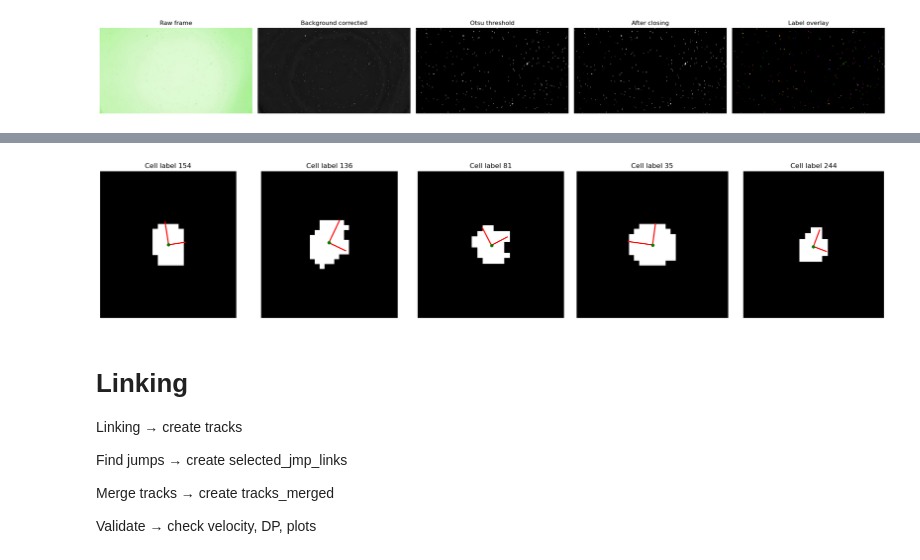
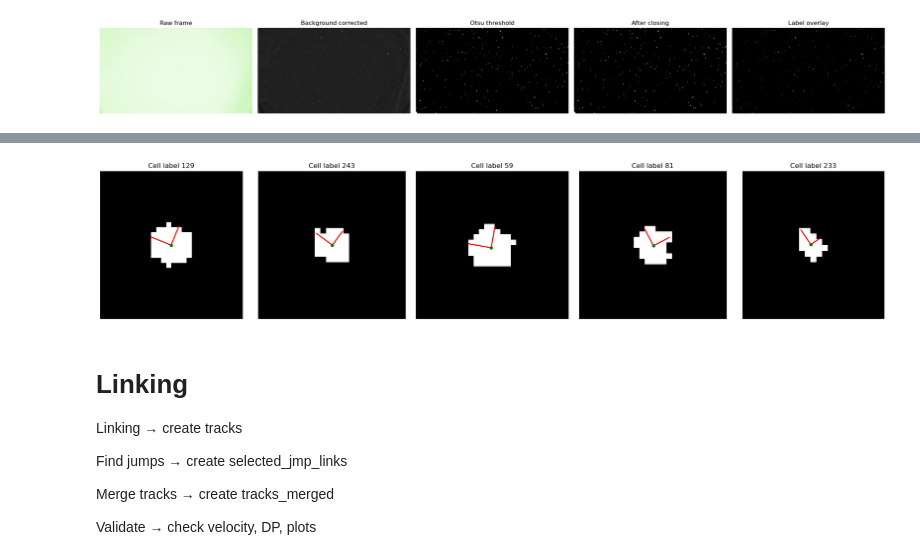
Before and after one commit to farnooshjoulaeian-dev/tracking-microswimmers, a Jupyter notebook: tracking_microswimmers_pipeline.ipynb, the cells around one changed output, grey strips where cells are left out. Drawn from its saved outputs; the diff is of its cells as text; code cells hidden in the pictures.

```diff
--- a/tracking_microswimmers_pipeline.ipynb
+++ b/tracking_microswimmers_pipeline.ipynb
@@ -145,7 +149,7 @@ def plot_detection_steps(frame, corrected, thresholded_img, closed_mask, label_i
     plt.tight_layout()
     plt.show()
 # %%
-video_info, frame = get_video_data("../UN_test2.mp4")
+video_info, frame = get_video_data("../My_test_2.mp4")
 
 features, corrected, thresholded_img, closed_mask, label_image = detect_cells_in_frame(
     frame,
@@ -312,18 +316,18 @@ def plot_sample_cell_orientations(features, label_image, n_cells=5, margin=10):
 # %%
 features, corrected, thresholded_img, closed_mask, label_image = detect_cells_in_frame(
     first_frame,
-    frame_number=86
+    frame_number=16
 )
 
 sample_features = features.sample(n=5)
 
 plot_sample_cell_orientations(
     sample_features,
     label_image,
     n_cells=5
 )
 # %% [output]
-[figure, old version]
+[figure, new version]
 # %% [markdown]
 # Linking
 
```
Also changed, not shown: parts of 16 cells of this notebook.
